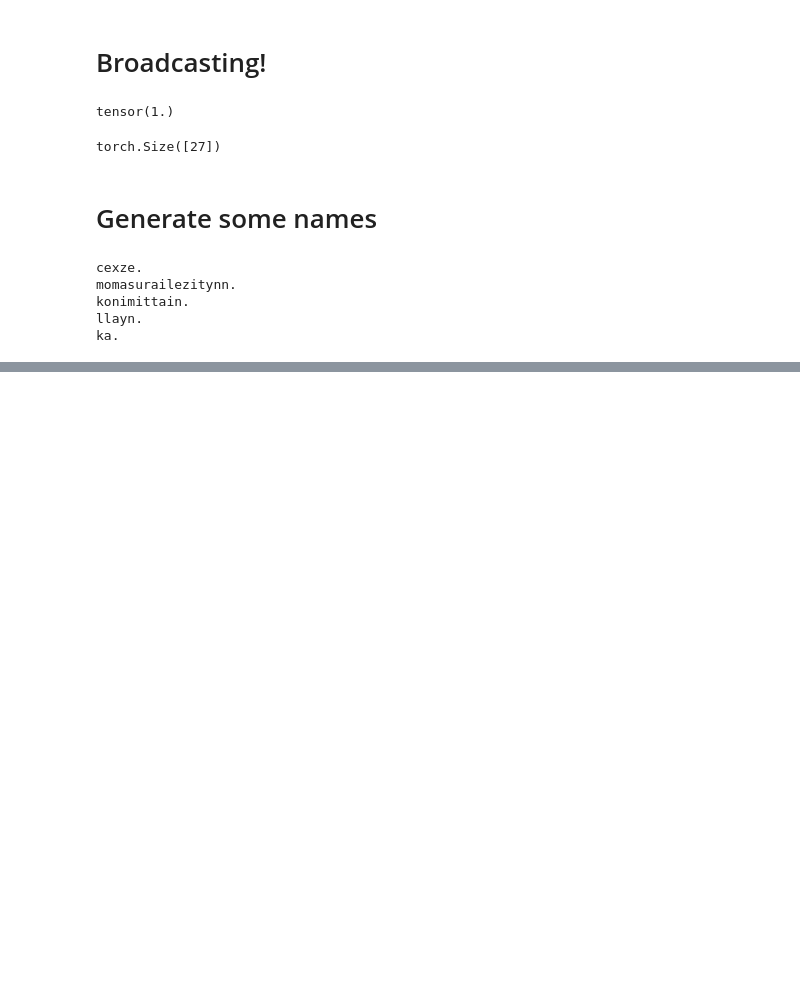
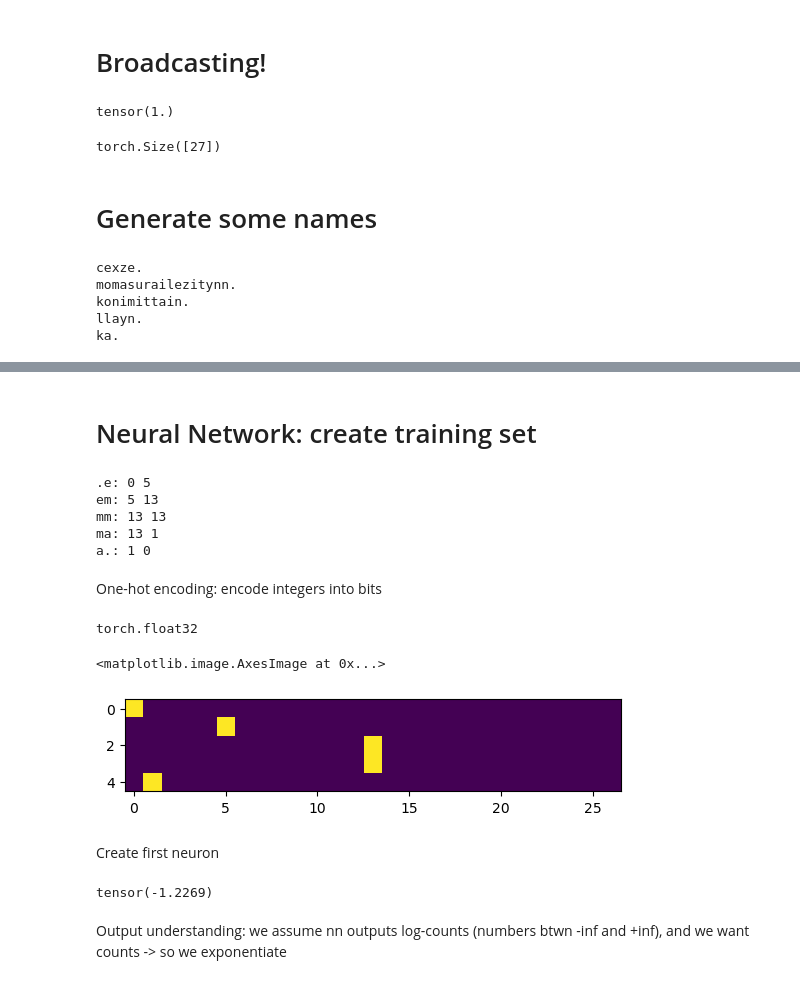
Before and after one commit to agjooms/makemore_recreate, a Jupyter notebook: build_makemore.ipynb, the cells around one changed output, grey strips where cells are left out. Cells and saved outputs as stored; diff of their text form; code cells hidden in the pictures; blank space fills up the shorter version.

Commit message:
part1b: finished neural network, gradient descent and inference

```diff
--- a/build_makemore.ipynb
+++ b/build_makemore.ipynb
@@ -188,0 +196,18 @@ ka.
+# %%
+log_likelihood = 0.0
+n = 0
+for w in ["arthur"]:
+    chs = ['.'] + list(w) + ['.'] # Start and End tokens
+    for ch1, ch2 in zip(chs, chs[1:]):
+        ix1 = stoi[ch1]
+        ix2 = stoi[ch2]
+        prob = P[ix1, ix2]
+        logprob = torch.log(prob)
+        log_likelihood += logprob
+        n += 1
+        print(f'{ch1}{ch2}: {prob:.4f} {logprob:.4f}')
+
+print(f'{log_likelihood=}')
+nll = - log_likelihood
+print(f'{nll=}')
+print(f'{nll/n=}')
@@ -188,0 +281,26 @@ ka.
+# %% [markdown]
+# Neural Network: create training set
+# %%
+# create training set (x, y), x=input char, y=next char
+xs, ys = [], []
+
+for w in words[:1]:
+    chs = ['.'] + list(w) + ['.'] # Start and End tokens
+    for ch1, ch2 in zip(chs, chs[1:]):
+        ix1 = stoi[ch1]
+        ix2 = stoi[ch2]
+        print(f'{ch1}{ch2}: {ix1} {ix2}')
+        xs.append(ix1)
+        ys.append(ix2)
+
+xs = torch.tensor(xs)
+ys = torch.tensor(ys)
+# torch.Tensor() does not infer dtype automatically
+# %% [output]
+.e: 0 5
+em: 5 13
+mm: 13 13
+ma: 13 1
+a.: 1 0
+# %% [markdown]
+One-hot encoding: encode integers into bits
@@ -188,0 +309,24 @@ ka.
+# %%
+xenc = F.one_hot(xs, num_classes=27)
+xenc.dtype # we want floats for neural networks
+xenc = xenc.float()
+xenc.dtype
+# %% [output]
+torch.float32
+# %%
+plt.imshow(xenc)
+# %% [output]
+<matplotlib.image.AxesImage at 0x...>
+[figure, added]
+# %% [markdown]
+Create first neuron
+# %%
+W = torch.randn((27, 1)) # 1 neuron
+W = torch.randn((27, 27)) # 27 neurons
+xenc @ W # (5, 27) @ (27, 27) -> (5, 27)
+
+(xenc @ W)[3, 13] # This is activation of 13th neuron for 4th input
+# %% [output]
+tensor(-1.2269)
+# %% [markdown]
+Output understanding: we assume nn outputs log-counts (numbers btwn -inf and +inf), and we want counts -> so we exponentiate
```
Also changed, not shown: parts of 29 cells of this notebook.
